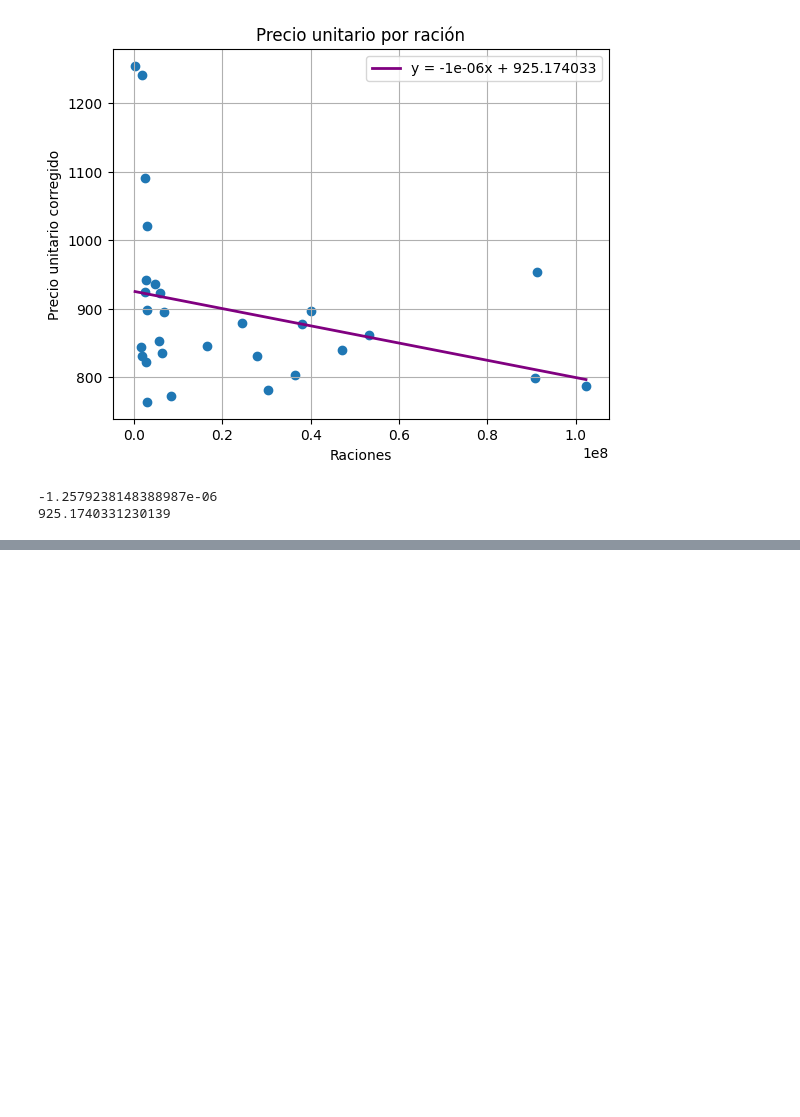
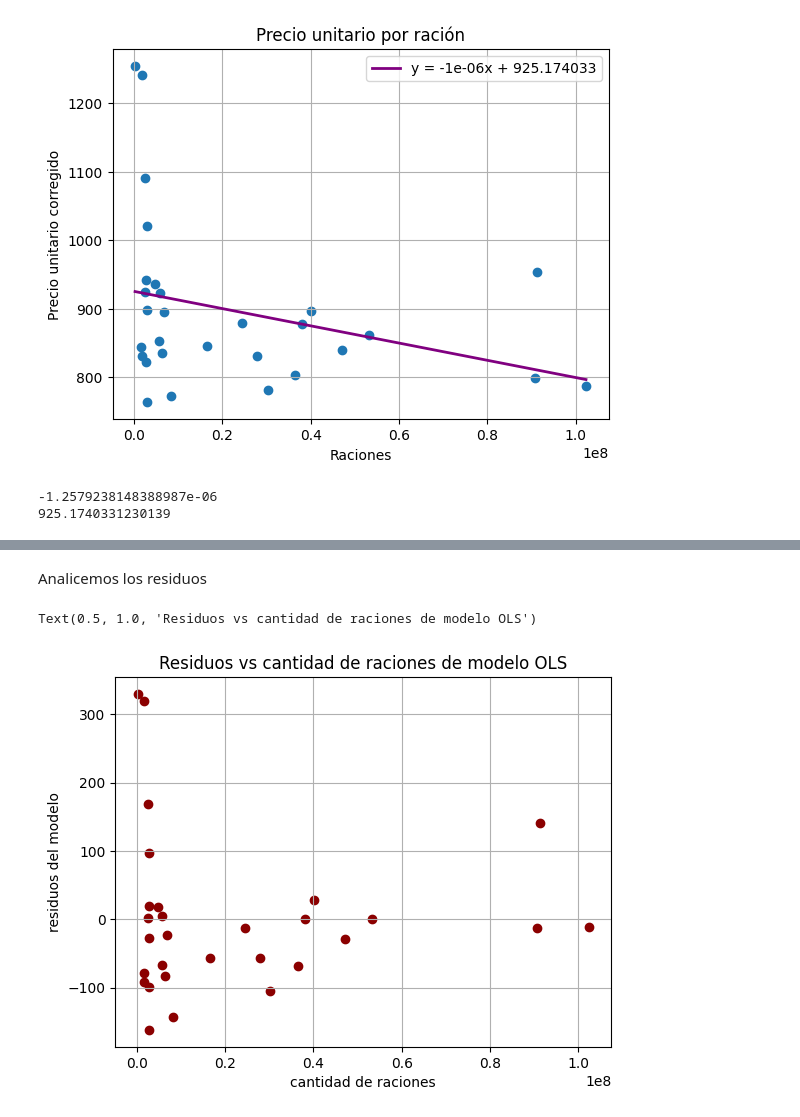
Before and after one commit to rbenatuilv/Junaeb-IMT-Capstone, a Jupyter notebook: costs_analysis_2019.ipynb, the cells around one changed output, grey strips where cells are left out. Cells and saved outputs as stored; diff of their text form; code cells hidden in the pictures; blank space fills up the shorter version.

```diff
--- a/costs_analysis_2019.ipynb
+++ b/costs_analysis_2019.ipynb
@@ -498,0 +576,17 @@ Faltaría sumar los costos totales del colegio y restarle lo de la columna value
+# %% [markdown]
+Analicemos los residuos
+# %%
+y = np.array(data_sum_x_ut['pagado_ajustado2']).reshape(-1,1)
+x = np.array(data_sum_x_ut['raciones_sum']).reshape(-1,1)
+
+pred = model.predict(x)
+residuals = y - pred
+# %%
+plt.scatter(x, residuals, color='darkred')
+plt.grid()
+plt.xlabel('cantidad de raciones')
+plt.ylabel('residuos del modelo')
+plt.title('Residuos vs cantidad de raciones de modelo OLS')
+# %% [output]
+Text(0.5, 1.0, 'Residuos vs cantidad de raciones de modelo OLS')
+[figure, added]
```
Also changed, not shown: parts of 13 cells of this notebook, 3 other files.
